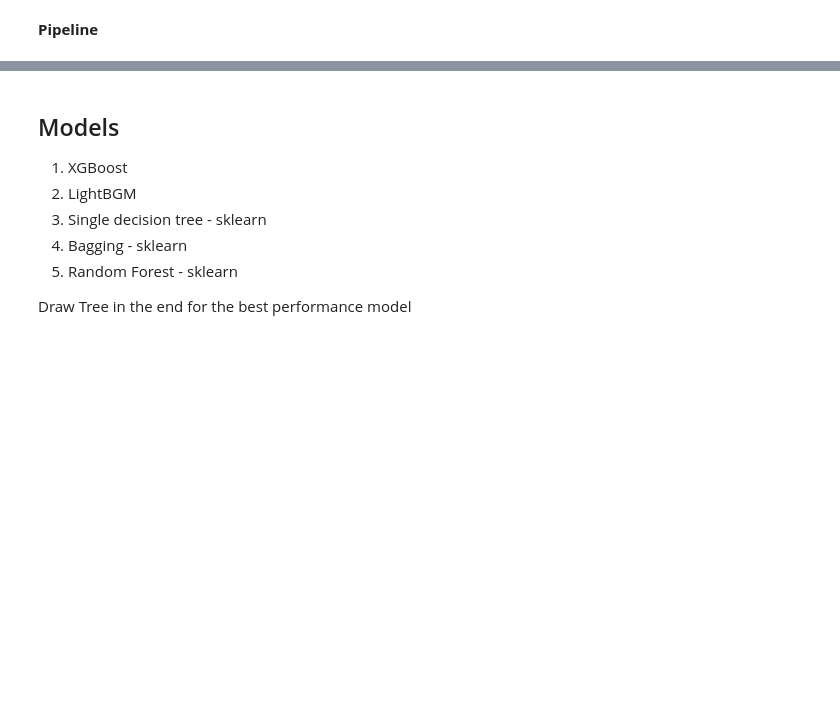
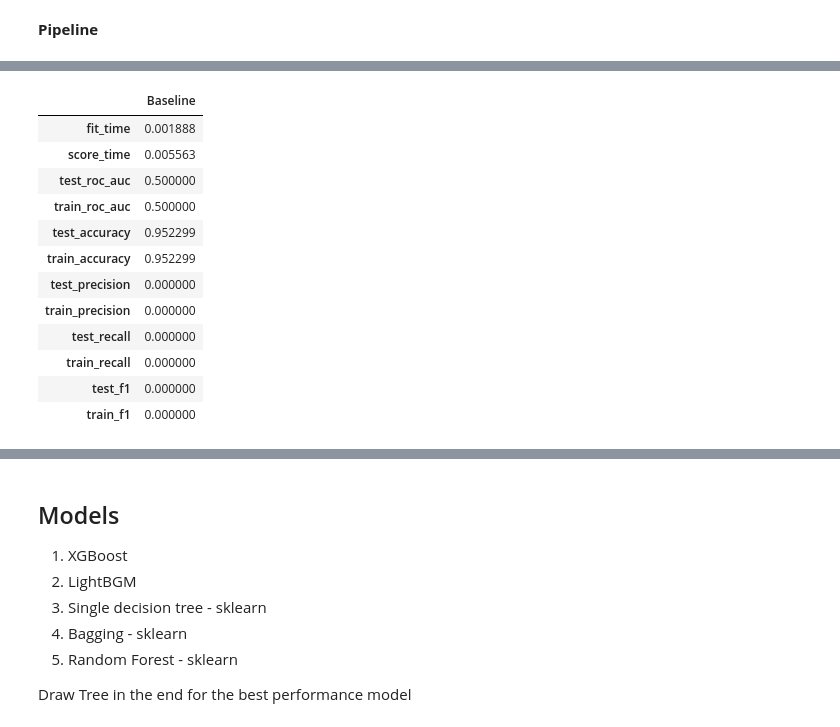
Before and after one commit to CelineChiLamNg/healthcare-stroke-prediction, a Jupyter notebook: stroke_prediction.ipynb, the cells around one changed output, grey strips where cells are left out. Cells and saved outputs as stored; diff of their text form; code cells hidden in the pictures; blank space fills up the shorter version.

```diff
--- a/stroke_prediction.ipynb
+++ b/stroke_prediction.ipynb
@@ -758,0 +833,30 @@ cv_results_lgb{'fit_time': array([0.32484603, 0.32676578, 0.34955287, 0.37993002
+# %%
+baseline_model = DummyClassifier(strategy='constant', constant=0)
+
+baseline_results = cross_validate(
+    baseline_model, X_train_val, y_train_val, cv=skf,
+    scoring={
+        'roc_auc': 'roc_auc',
+        'accuracy': 'accuracy',
+        'precision': make_scorer(precision_score, zero_division=0),
+        'recall': 'recall',
+        'f1': make_scorer(f1_score, zero_division=0)
+    },
+    return_train_score=True, n_jobs=2
+)
+baseline_df = pd.DataFrame(baseline_results).mean().to_frame('Baseline')
+baseline_df
+# %% [output]
+|  | Baseline |
+| fit_time | 0.001888 |
+| score_time | 0.005563 |
+| test_roc_auc | 0.500000 |
+| train_roc_auc | 0.500000 |
+| test_accuracy | 0.952299 |
+| train_accuracy | 0.952299 |
+| test_precision | 0.000000 |
+| train_precision | 0.000000 |
+| test_recall | 0.000000 |
+| train_recall | 0.000000 |
+| test_f1 | 0.000000 |
+| train_f1 | 0.000000 |
```
Also changed, not shown: parts of 23 cells of this notebook, 1 other file.
